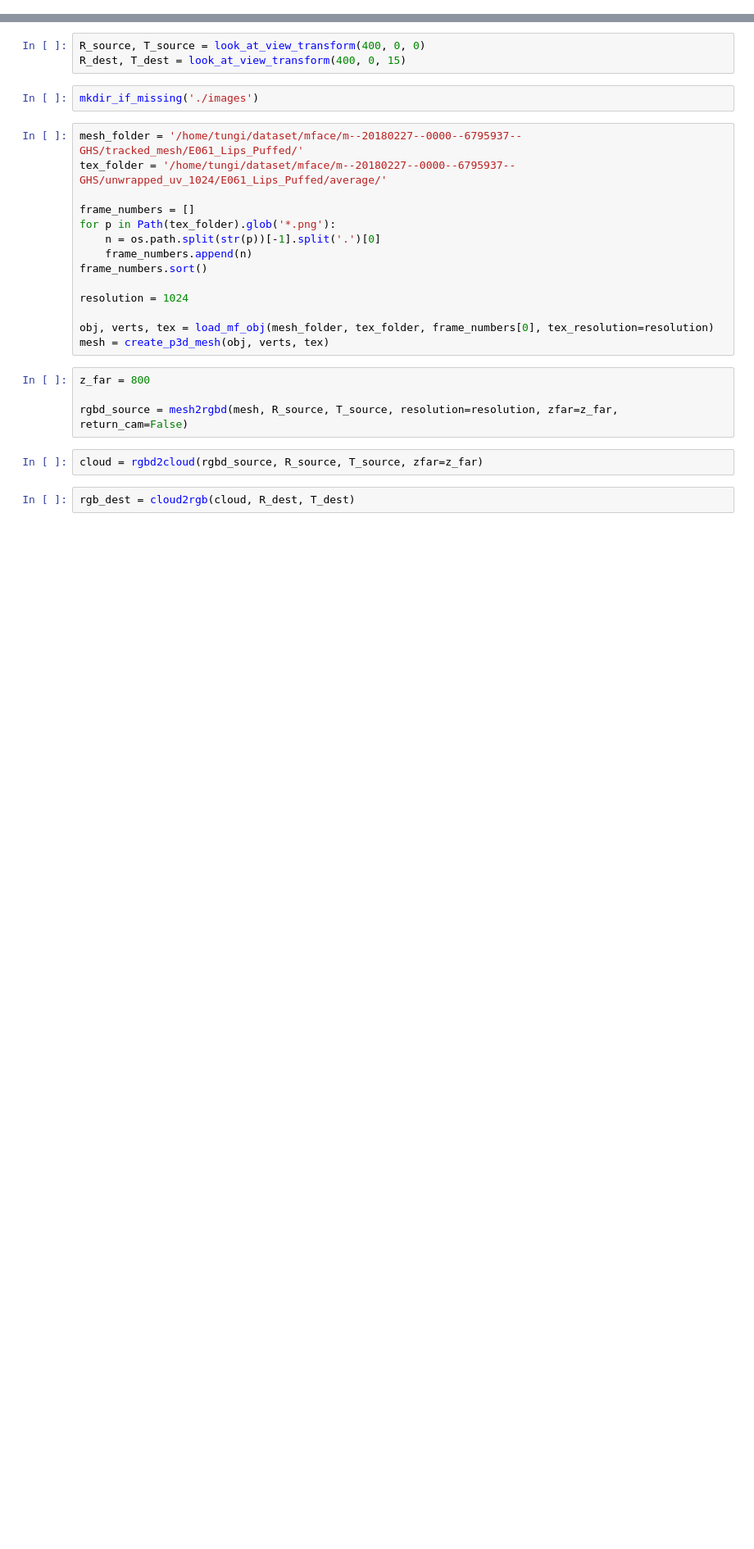
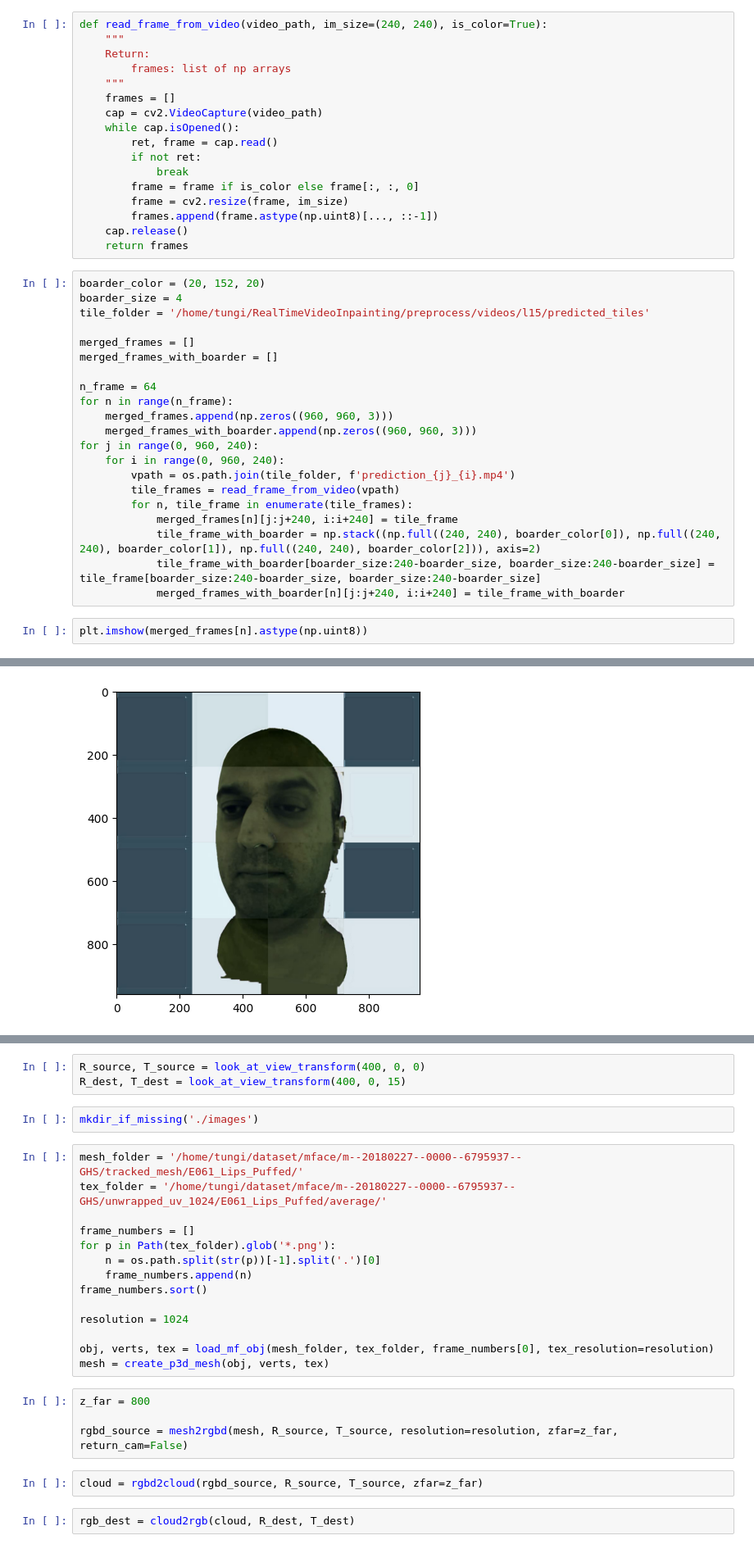
Before and after one commit to Tung-I/RealTimeVideoInpainting, a Jupyter notebook: preprocess/Untitled.ipynb, the cells around one changed output, grey strips where cells are left out. Shown at 82% size. Drawn from its saved outputs; the diff is of its cells as text; blank space fills up the shorter version.

```diff
--- a/preprocess/Untitled.ipynb
+++ b/preprocess/Untitled.ipynb
@@ -7,0 +11,41 @@ import matplotlib.pyplot as plt
+# %%
+def read_frame_from_video(video_path, im_size=(240, 240), is_color=True):
+    """
+    Return:
+        frames: list of np arrays
+    """
+    frames = []
+    cap = cv2.VideoCapture(video_path)
+    while cap.isOpened():
+        ret, frame = cap.read()
+        if not ret:
+            break
+        frame = frame if is_color else frame[:, :, 0]
+        frame = cv2.resize(frame, im_size)
+        frames.append(frame.astype(np.uint8)[..., ::-1])
+    cap.release()
+    return frames
+# %%
+boarder_color = (20, 152, 20)
+boarder_size = 4
+tile_folder = '/home/tungi/RealTimeVideoInpainting/preprocess/videos/l15/predicted_tiles'
+
+merged_frames = []
+merged_frames_with_boarder = []
+
+n_frame = 64
+for n in range(n_frame):
+    merged_frames.append(np.zeros((960, 960, 3)))
+    merged_frames_with_boarder.append(np.zeros((960, 960, 3)))
+for j in range(0, 960, 240):
+    for i in range(0, 960, 240):
+        vpath = os.path.join(tile_folder, f'prediction_{j}_{i}.mp4')
+        tile_frames = read_frame_from_video(vpath)
+        for n, tile_frame in enumerate(tile_frames):
+            merged_frames[n][j:j+240, i:i+240] = tile_frame
+            tile_frame_with_boarder = np.stack((np.full((240, 240), boarder_color[0]), np.full((240, 240), boarder_color[1]), np.full((240, 240), boarder_color[2])), axis=2)
+            tile_frame_with_boarder[boarder_size:240-boarder_size, boarder_size:240-boarder_size] = tile_frame[boarder_size:240-boarder_size, boarder_size:240-boarder_size]
+            merged_frames_with_boarder[n][j:j+240, i:i+240] = tile_frame_with_boarder
+# %%
+plt.imshow(merged_frames[n].astype(np.uint8))
+# %% [output]
@@ -7,0 +53 @@ import matplotlib.pyplot as plt
+[figure, added]
```
Also changed, not shown: parts of 24 cells of this notebook, 55 other files.
